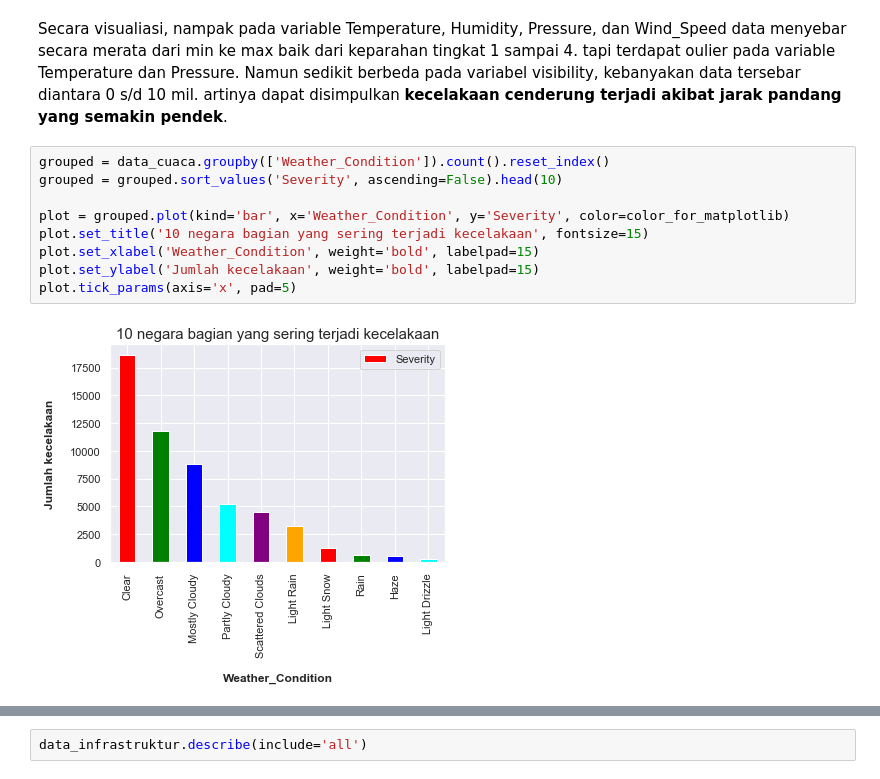
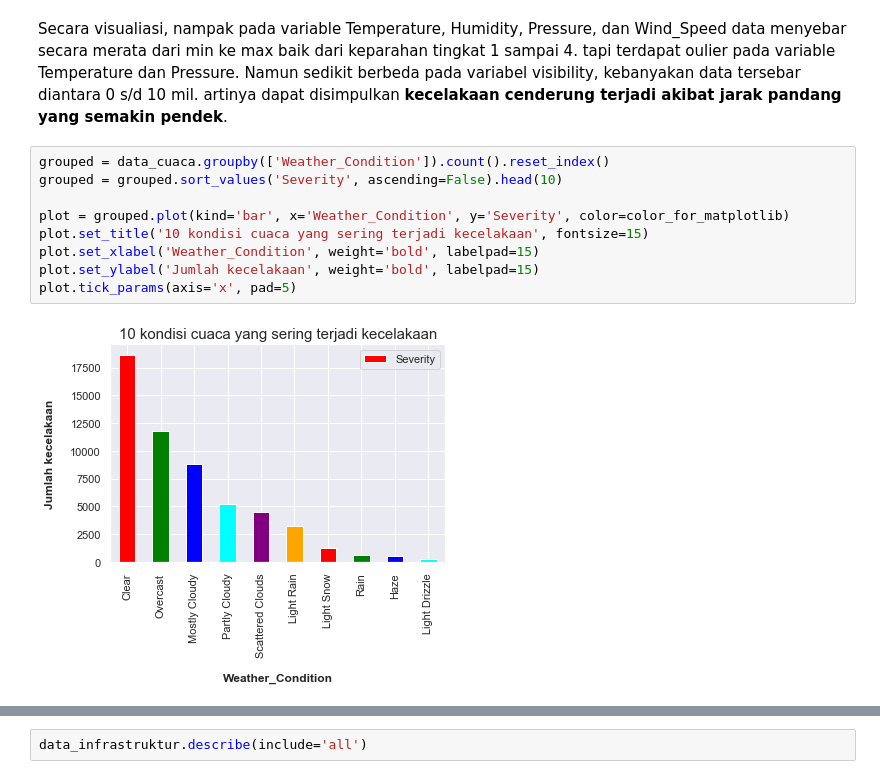
Before and after one commit to maftuhm/UAS-kapita-selekta-komputasi, a Jupyter notebook: UAS KAPITA SELEKTA KOMPUTASI.ipynb, the cells around one changed output, grey strips where cells are left out. Cells and saved outputs as stored; diff of their text form.

```diff
--- a/UAS KAPITA SELEKTA KOMPUTASI.ipynb
+++ b/UAS KAPITA SELEKTA KOMPUTASI.ipynb
@@ -559,11 +559,11 @@ Namun sedikit berbeda pada variabel visibility, kebanyakan data tersebar diantar
 # %%
 grouped = data_cuaca.groupby(['Weather_Condition']).count().reset_index()
 grouped = grouped.sort_values('Severity', ascending=False).head(10)
 
 plot = grouped.plot(kind='bar', x='Weather_Condition', y='Severity', color=color_for_matplotlib)
-plot.set_title('10 negara bagian yang sering terjadi kecelakaan', fontsize=15)
+plot.set_title('10 kondisi cuaca yang sering terjadi kecelakaan', fontsize=15)
 plot.set_xlabel('Weather_Condition', weight='bold', labelpad=15)
 plot.set_ylabel('Jumlah kecelakaan', weight='bold', labelpad=15)
 plot.tick_params(axis='x', pad=5)
 # %% [output]
-[figure, old version]
+[figure, new version]
```
Also changed, not shown: parts of 1 cell of this notebook.
